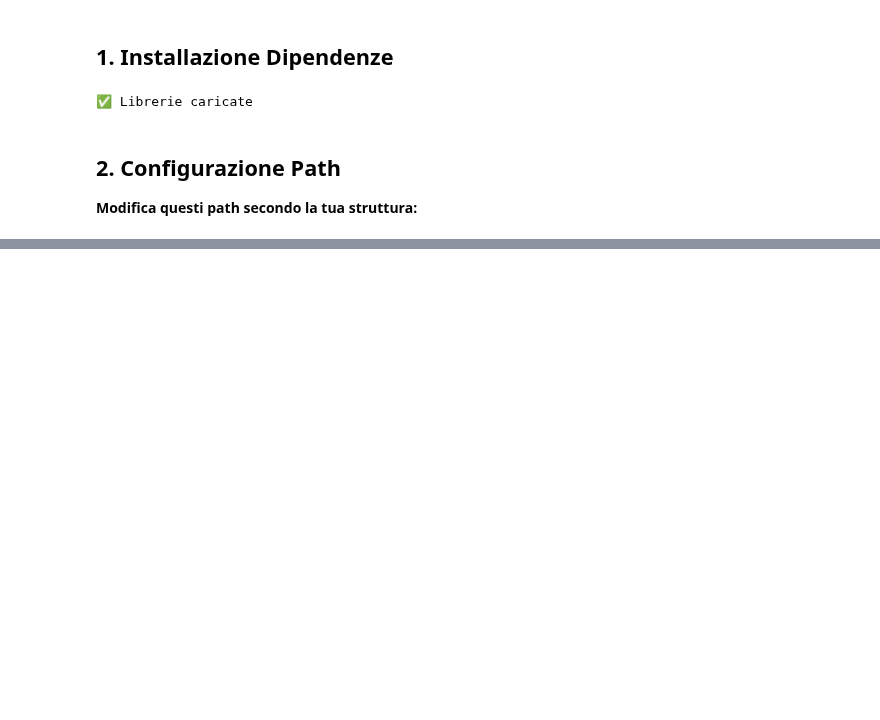
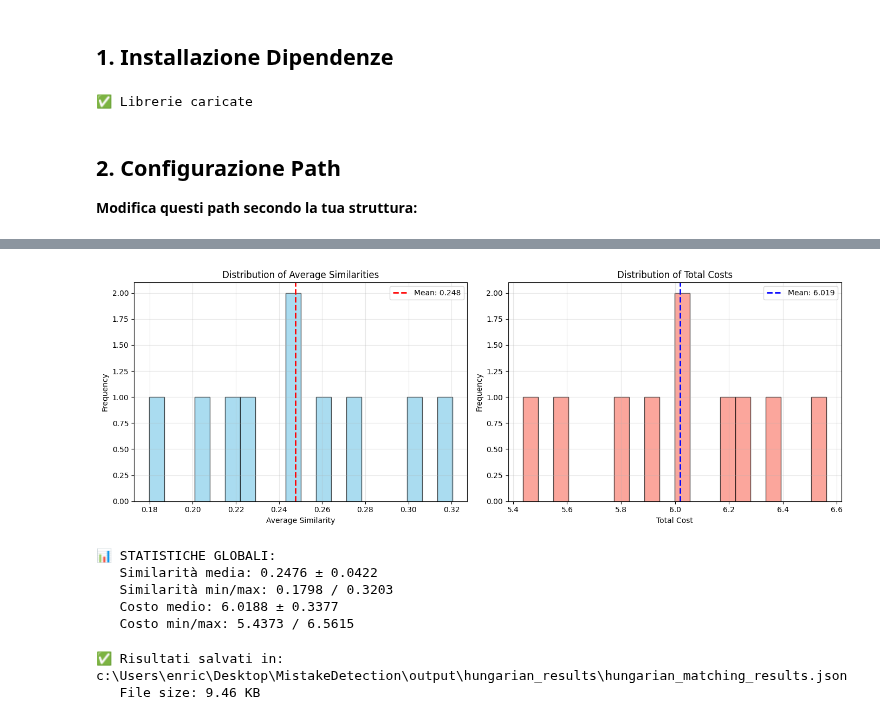
Before and after one commit to MarcoPernoVDP/MistakeDetection, a Jupyter notebook: notebooks/Task2Subtask3.ipynb, the cells around one changed output, grey strips where cells are left out. Saved outputs shown, nothing was run; the diff lists cells and outputs as text; code cells hidden in the pictures; blank space fills up the shorter version.

```diff
--- a/notebooks/Task2Subtask3.ipynb
+++ b/notebooks/Task2Subtask3.ipynb
@@ -85,14 +77,14 @@ print("✅ Librerie caricate")
 if IS_COLAB:
     # ========== CONFIGURA QUESTI PATH PER COLAB ==========
     VIDEO_FEATURES_PATH = "/content/drive/MyDrive/MistakeDetection/hiero_all_video_steps.npz"
-    TEXT_FEATURES_PATH = "/content/drive/MyDrive/MistakeDetection/recipe_embeddings"
+    RECIPE_EMBEDDINGS_DIR = "/content/drive/MyDrive/MistakeDetection/recipe_embeddings"
     ANNOTATION_JSON_PATH = "/content/drive/MyDrive/MistakeDetection/annotation_json/complete_step_annotations.json"
     OUTPUT_DIR = "/content/drive/MyDrive/MistakeDetection/hungarian_results"
     # ====================================================
 else:
     # ========== CONFIGURA QUESTI PATH PER LOCALE ==========
-    VIDEO_FEATURES_PATH = str(Path(ROOT_DIR) / "data" / "step_embeddings.zip")
-    TEXT_FEATURES_PATH = str(Path(ROOT_DIR) / "data" / "recipe_embeddings.zip")
+    VIDEO_FEATURES_PATH = str(Path(ROOT_DIR) / "data" / "hiero_all_video_steps.npz")
+    RECIPE_EMBEDDINGS_DIR = str(Path(ROOT_DIR) / "data" / "recipe_embeddings")
     ANNOTATION_JSON_PATH = str(Path(ROOT_DIR) / "data" / "annotation_json" / "complete_step_annotations.json")
     OUTPUT_DIR = str(Path(ROOT_DIR) / "output" / "hungarian_results")
     # ====================================================
@@ -102,8 +94,8 @@ Path(OUTPUT_DIR).mkdir(parents=True, exist_ok=True)
 
 print("📁 Configurazione:")
 print(f"  Video features: {VIDEO_FEATURES_PATH}")
-print(f"  Text features:  {TEXT_FEATURES_PATH}")
-print(f"  Annotation:  {ANNOTATION_JSON_PATH}")
-print(f"  Output directory:   {OUTPUT_DIR}")
+print(f"  Recipe embeddings dir: {RECIPE_EMBEDDINGS_DIR}")
+print(f"  Annotation: {ANNOTATION_JSON_PATH}")
+print(f"  Output directory: {OUTPUT_DIR}")
 # %% [output]
 📁 Configurazione:
@@ -513 +573,68 @@ print("\n" + "="*70)
+# %%
+# Statistiche globali sulla distribuzione delle similarità
+if matching_results:
+    all_similarities = [r['avg_similarity'] for r in matching_results.values()]
+    all_costs = [r['total_cost'] for r in matching_results.values()]
+
+    fig, (ax1, ax2) = plt.subplots(1, 2, figsize=(14, 5))
+
+    # Plot 1: Distribuzione similarità
+    ax1.hist(all_similarities, bins=20, color='skyblue', edgecolor='black', alpha=0.7)
+    ax1.axvline(np.mean(all_similarities), color='red', linestyle='--', linewidth=2, label=f'Mean: {np.mean(all_similarities):.3f}')
+    ax1.set_xlabel('Average Similarity')
+    ax1.set_ylabel('Frequency')
+    ax1.set_title('Distribution of Average Similarities')
+    ax1.legend()
+    ax1.grid(alpha=0.3)
+
+    # Plot 2: Distribuzione costi
+    ax2.hist(all_costs, bins=20, color='salmon', edgecolor='black', alpha=0.7)
+    ax2.axvline(np.mean(all_costs), color='blue', linestyle='--', linewidth=2, label=f'Mean: {np.mean(all_costs):.3f}')
+    ax2.set_xlabel('Total Cost')
+    ax2.set_ylabel('Frequency')
+    ax2.set_title('Distribution of Total Costs')
+    ax2.legend()
+    ax2.grid(alpha=0.3)
+
+    plt.tight_layout()
+    plt.savefig(Path(OUTPUT_DIR) / 'hungarian_matching_statistics.png', dpi=150, bbox_inches='tight')
+    plt.show()
+
+    print("📊 STATISTICHE GLOBALI:")
+    print(f"   Similarità media: {np.mean(all_similarities):.4f} ± {np.std(all_similarities):.4f}")
+    print(f"   Similarità min/max: {np.min(all_similarities):.4f} / {np.max(all_similarities):.4f}")
+    print(f"   Costo medio: {np.mean(all_costs):.4f} ± {np.std(all_costs):.4f}")
+    print(f"   Costo min/max: {np.min(all_costs):.4f} / {np.max(all_costs):.4f}")
+# %% [output]
+[figure, added]
+📊 STATISTICHE GLOBALI:
+   Similarità media: 0.2476 ± 0.0422
+   Similarità min/max: 0.1798 / 0.3203
+   Costo medio: 6.0188 ± 0.3377
+   Costo min/max: 5.4373 / 6.5615
+# %%
+# Salva i risultati in JSON
+import json
+
+output_file = Path(OUTPUT_DIR) / 'hungarian_matching_results.json'
+
+# Prepara dati per il salvataggio
+results_to_save = {
+    'statistics': statistics,
+    'matching_results': matching_results,
+    'config': {
+        'video_features_path': VIDEO_FEATURES_PATH,
+        'recipe_embeddings_dir': RECIPE_EMBEDDINGS_DIR,
+        'annotation_json_path': ANNOTATION_JSON_PATH
+    }
+}
+
+with open(output_file, 'w') as f:
+    json.dump(results_to_save, f, indent=2)
+
+print(f"✅ Risultati salvati in: {output_file}")
+print(f"   File size: {output_file.stat().st_size / 1024:.2f} KB")
+# %% [output]
+✅ Risultati salvati in: c:\Users\enric\Desktop\MistakeDetection\output\hungarian_results\hungarian_matching_results.json
+   File size: 9.46 KB
 # %% [markdown]
```
Also changed, not shown: parts of 13 cells of this notebook, 2 other files.
